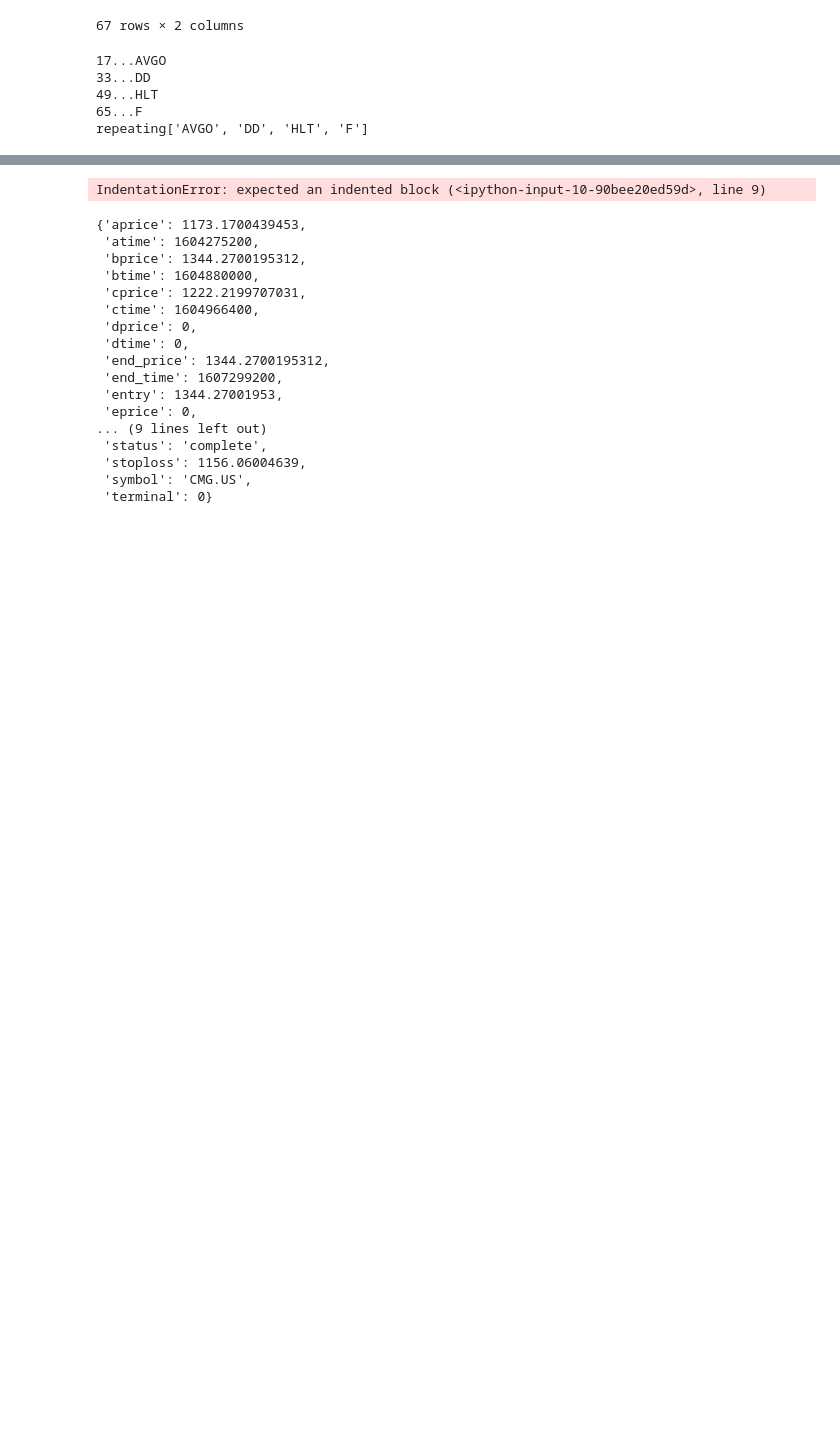
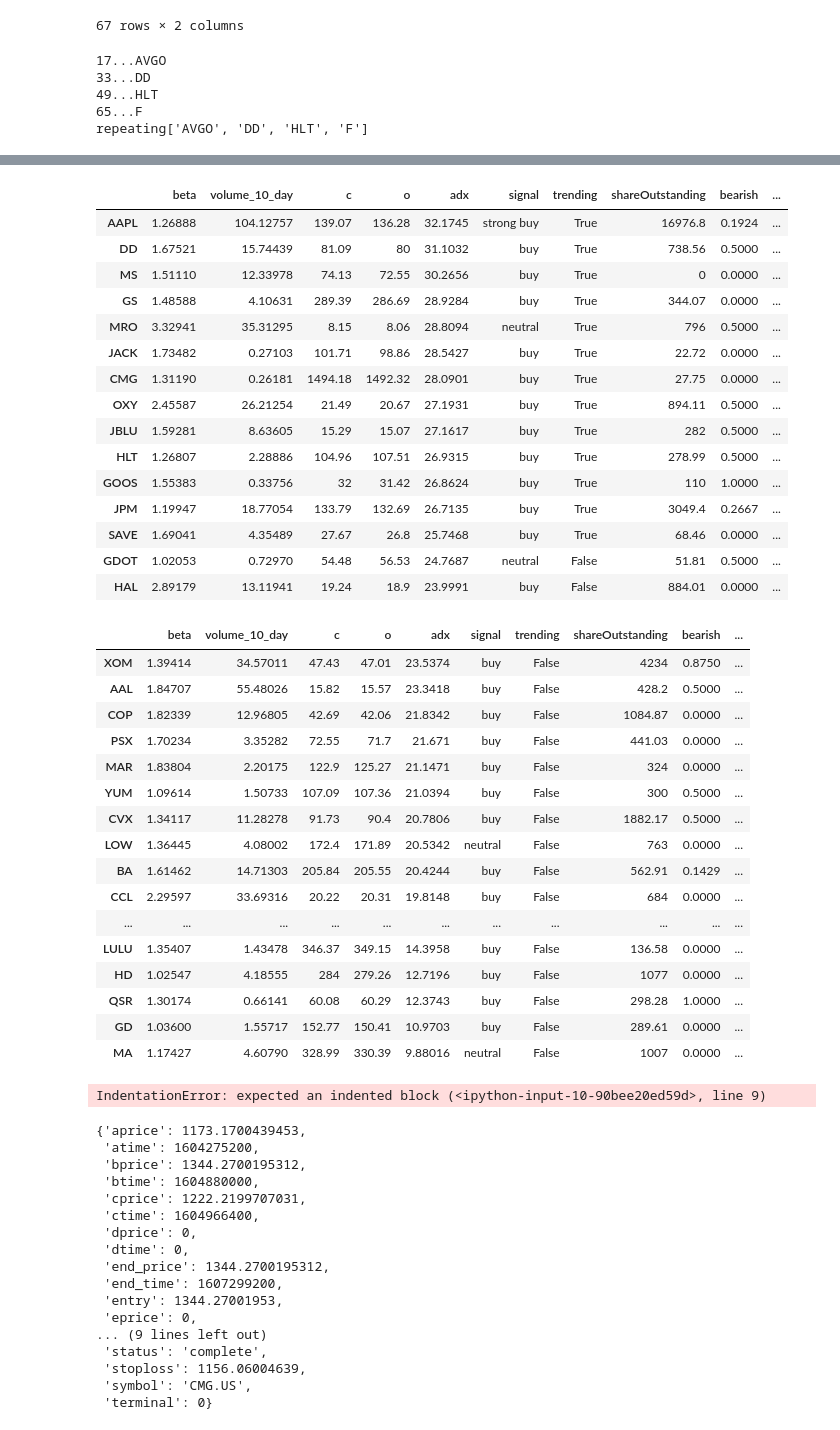
Before and after one commit to erichenschel/blueAngelsWing, a Jupyter notebook: stockScanner.ipynb, the cells around one changed output, grey strips where cells are left out. Saved outputs shown, nothing was run; the diff lists cells and outputs as text; code cells hidden in the pictures; blank space fills up the shorter version.

```diff
--- a/stockScanner.ipynb
+++ b/stockScanner.ipynb
@@ -280,7 +280,7 @@ repeating['AVGO', 'DD', 'HLT', 'F']
 # %%
 # data = data.sort_values(by=["signal", "beta", "shareOutstanding"], axis=0, ascending=False)
 data = data.sort_values(by=["adx", "shareOutstanding"], axis=0, ascending=False)
-data.to_csv('./data/01_24_20_0923.csv', index=False)
+# data.to_csv('./data/01_24_20_0932.csv', index=True)
 # data = data.drop("RDS-B", axis=0)
 n = len(data)
 step = 15
@@ -294,7 +294,7 @@ ls = [data_1, data_2, data_3, data_4]
 
 for df in ls:
     display(df)
-    break
+#     break
 # %% [output]
 |  | beta | volume_10_day | c | o | adx | signal | trending | shareOutstanding | bearish | ... |
 | GRWG | 3.12335 | 3.63656 | 49.84 | 48.16 | 74.0775 | buy | True | 36.88 | 0.0000 | ... |
@@ -315,3 +331,36 @@ for df in ls:
+|  | beta | volume_10_day | c | o | adx | signal | trending | shareOutstanding | bearish | ... |
+| AAPL | 1.26888 | 104.12757 | 139.07 | 136.28 | 32.1745 | strong buy | True | 16976.8 | 0.1924 | ... |
+| DD | 1.67521 | 15.74439 | 81.09 | 80 | 31.1032 | buy | True | 738.56 | 0.5000 | ... |
+| MS | 1.51110 | 12.33978 | 74.13 | 72.55 | 30.2656 | buy | True | 0 | 0.0000 | ... |
+| GS | 1.48588 | 4.10631 | 289.39 | 286.69 | 28.9284 | buy | True | 344.07 | 0.0000 | ... |
+| MRO | 3.32941 | 35.31295 | 8.15 | 8.06 | 28.8094 | neutral | True | 796 | 0.5000 | ... |
+| JACK | 1.73482 | 0.27103 | 101.71 | 98.86 | 28.5427 | buy | True | 22.72 | 0.0000 | ... |
+| CMG | 1.31190 | 0.26181 | 1494.18 | 1492.32 | 28.0901 | buy | True | 27.75 | 0.0000 | ... |
+| OXY | 2.45587 | 26.21254 | 21.49 | 20.67 | 27.1931 | buy | True | 894.11 | 0.5000 | ... |
+| JBLU | 1.59281 | 8.63605 | 15.29 | 15.07 | 27.1617 | buy | True | 282 | 0.5000 | ... |
+| HLT | 1.26807 | 2.28886 | 104.96 | 107.51 | 26.9315 | buy | True | 278.99 | 0.5000 | ... |
+| GOOS | 1.55383 | 0.33756 | 32 | 31.42 | 26.8624 | buy | True | 110 | 1.0000 | ... |
+| JPM | 1.19947 | 18.77054 | 133.79 | 132.69 | 26.7135 | buy | True | 3049.4 | 0.2667 | ... |
+| SAVE | 1.69041 | 4.35489 | 27.67 | 26.8 | 25.7468 | buy | True | 68.46 | 0.0000 | ... |
+| GDOT | 1.02053 | 0.72970 | 54.48 | 56.53 | 24.7687 | neutral | False | 51.81 | 0.5000 | ... |
+| HAL | 2.89179 | 13.11941 | 19.24 | 18.9 | 23.9991 | buy | False | 884.01 | 0.0000 | ... |
+|  | beta | volume_10_day | c | o | adx | signal | trending | shareOutstanding | bearish | ... |
+| XOM | 1.39414 | 34.57011 | 47.43 | 47.01 | 23.5374 | buy | False | 4234 | 0.8750 | ... |
+| AAL | 1.84707 | 55.48026 | 15.82 | 15.57 | 23.3418 | buy | False | 428.2 | 0.5000 | ... |
+| COP | 1.82339 | 12.96805 | 42.69 | 42.06 | 21.8342 | buy | False | 1084.87 | 0.0000 | ... |
+| PSX | 1.70234 | 3.35282 | 72.55 | 71.7 | 21.671 | buy | False | 441.03 | 0.0000 | ... |
+| MAR | 1.83804 | 2.20175 | 122.9 | 125.27 | 21.1471 | buy | False | 324 | 0.0000 | ... |
+| YUM | 1.09614 | 1.50733 | 107.09 | 107.36 | 21.0394 | buy | False | 300 | 0.5000 | ... |
+| CVX | 1.34117 | 11.28278 | 91.73 | 90.4 | 20.7806 | buy | False | 1882.17 | 0.5000 | ... |
+| LOW | 1.36445 | 4.08002 | 172.4 | 171.89 | 20.5342 | neutral | False | 763 | 0.0000 | ... |
+| BA | 1.61462 | 14.71303 | 205.84 | 205.55 | 20.4244 | buy | False | 562.91 | 0.1429 | ... |
+| CCL | 2.29597 | 33.69316 | 20.22 | 20.31 | 19.8148 | buy | False | 684 | 0.0000 | ... |
+| ... | ... | ... | ... | ... | ... | ... | ... | ... | ... | ... |
+| LULU | 1.35407 | 1.43478 | 346.37 | 349.15 | 14.3958 | buy | False | 136.58 | 0.0000 | ... |
+| HD | 1.02547 | 4.18555 | 284 | 279.26 | 12.7196 | buy | False | 1077 | 0.0000 | ... |
+| QSR | 1.30174 | 0.66141 | 60.08 | 60.29 | 12.3743 | buy | False | 298.28 | 1.0000 | ... |
+| GD | 1.03600 | 1.55717 | 152.77 | 150.41 | 10.9703 | buy | False | 289.61 | 0.0000 | ... |
+| MA | 1.17427 | 4.60790 | 328.99 | 330.39 | 9.88016 | neutral | False | 1007 | 0.0000 | ... |
 # %%
 # filter
 for stock in data_1.index:
```
Also changed, not shown: parts of 1 cell of this notebook, 1 other file.
